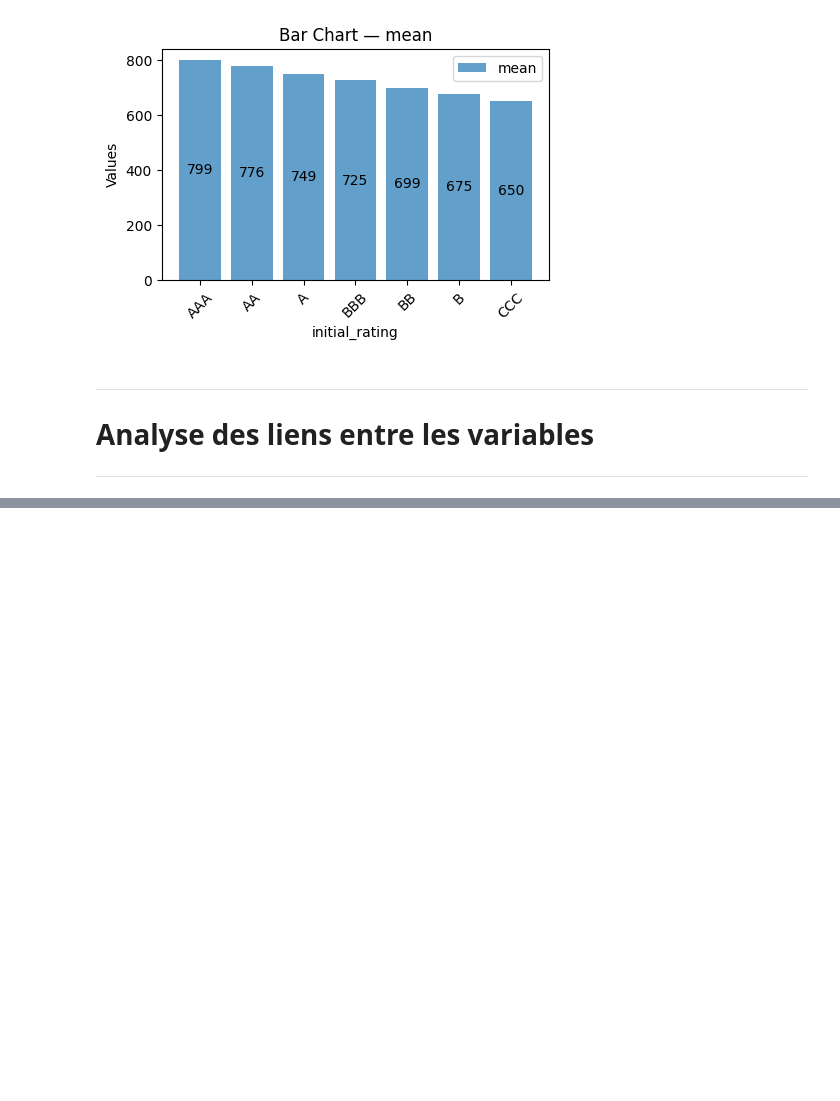
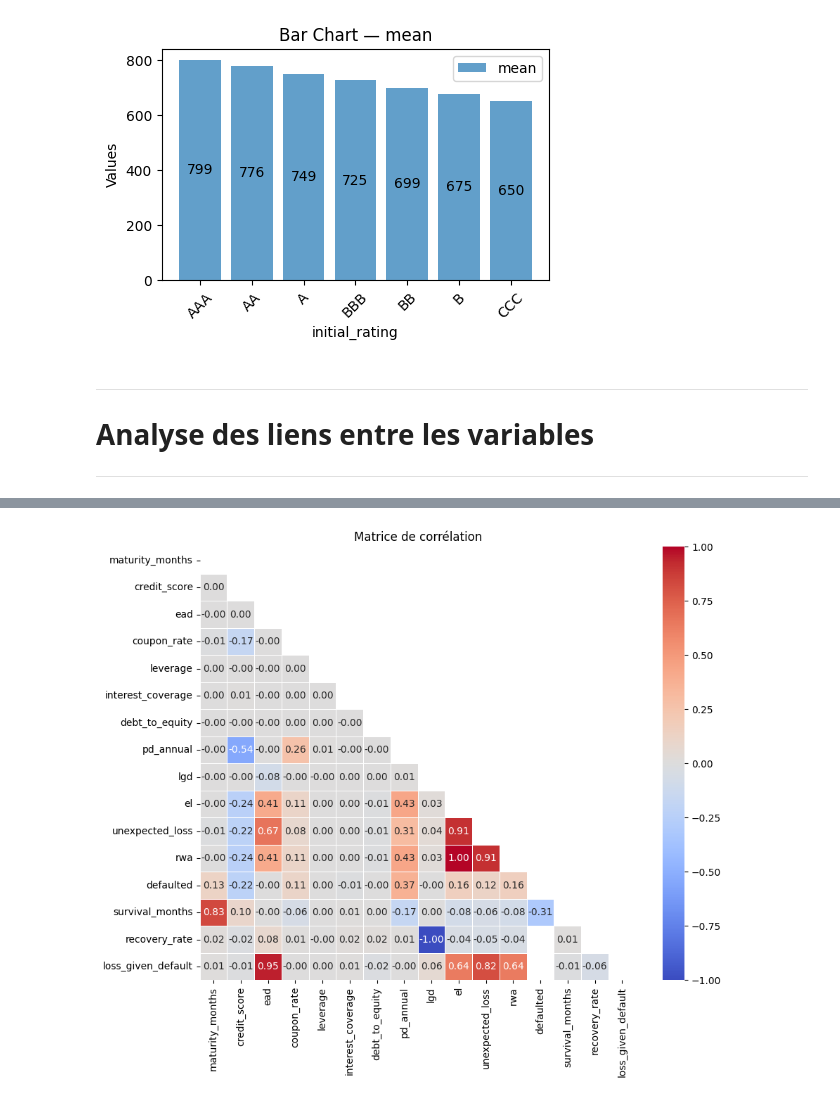
Before and after one commit to NajimDja/Analyse-risque-credit, a Jupyter notebook: analyse_credit.ipynb, the cells around one changed output, grey strips where cells are left out. Saved outputs shown, nothing was run; the diff lists cells and outputs as text; code cells hidden in the pictures; blank space fills up the shorter version.

```diff
--- a/analyse_credit.ipynb
+++ b/analyse_credit.ipynb
@@ -350,3 +357,6 @@ Crédit score moyen par score initial
 ***
 # **Analyse des liens entre les variables**
 ***
+# %%
+df_corr = df_loans.corr(method='pearson', numeric_only=True).round(2)
+df_corr
@@ -352,0 +381,4 @@ Crédit score moyen par score initial
+# %%
+dv.plot_heatmap(df_corr)
+# %% [output]
+[figure, added]
```
Also changed, not shown: parts of 12 cells of this notebook, 3 other files.
